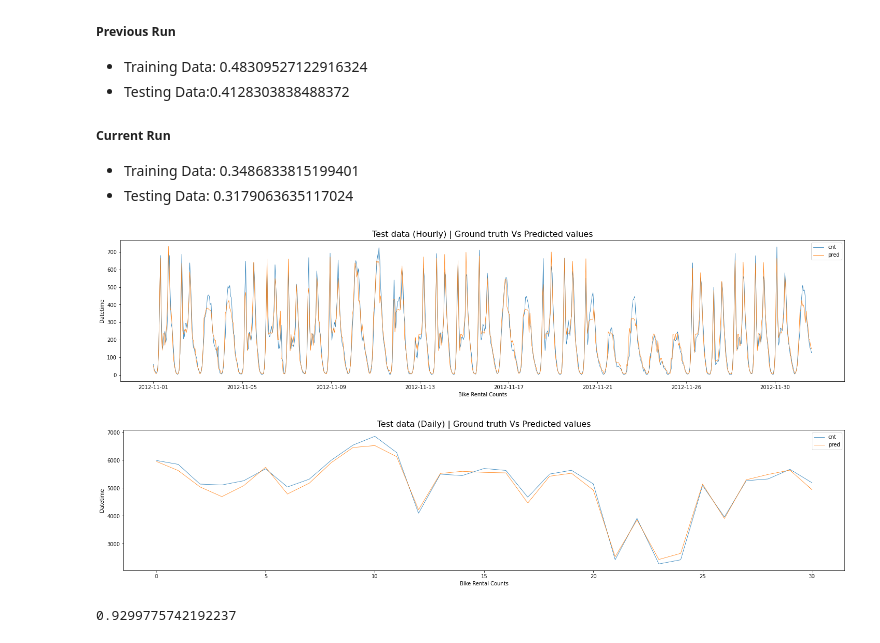
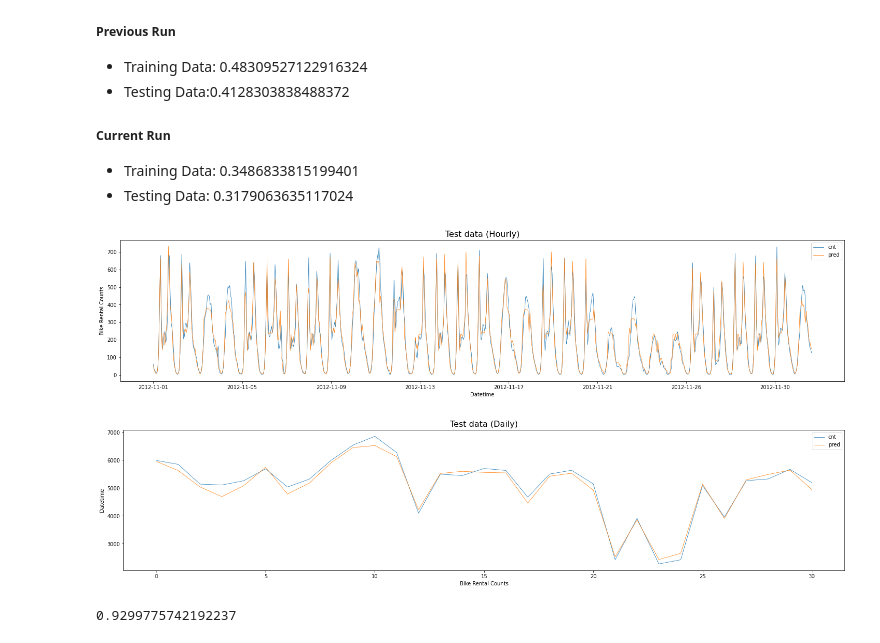
Before and after one commit to montanha22/po233-bike-sharing-demand, a Jupyter notebook: regression.ipynb, the cells around one changed output. Cells and saved outputs as stored; diff of their text form; code cells hidden in the pictures.

Commit message:
Fixing plot axis

```diff
--- a/regression.ipynb
+++ b/regression.ipynb
@@ -178,25 +159,25 @@ testtmp_rmsle = np.sqrt(mean_squared_log_error(test_tmp["cnt"], test_tmp["pred"]
 # %%
 fig, ax = plt.subplots(figsize=(25, 5))
 testing["cnt"].plot(linewidth=0.75, ax=ax)
 testing["pred"].plot(linewidth=0.75, ax=ax)
-ax.set_xlabel("Bike Rental Counts")
-ax.set_ylabel("Datetime")
-ax.set_title("Test data (Hourly) | Ground truth Vs Predicted values", fontsize=16)
+ax.set_ylabel("Bike Rental Counts")
+ax.set_xlabel("Datetime")
+ax.set_title("Test data (Hourly)", fontsize=16)
 ax.legend(loc='best')
-fig.savefig(f"regression/Test Data (Daily).png")
+fig.savefig(f"regression/Test Data (Hourly).png")
 # %% [output]
-[figure, old version]
+[figure, new version]
 # %%
 fig, ax = plt.subplots(figsize=(25, 5))
 test_tmp["cnt"].plot(linewidth=0.75, ax=ax)
 test_tmp["pred"].plot(linewidth=0.75, ax=ax)
 ax.set_xlabel("Bike Rental Counts")
 ax.set_ylabel("Datetime")
-ax.set_title("Test data (Daily) | Ground truth Vs Predicted values", fontsize=16)
+ax.set_title("Test data (Daily)", fontsize=16)
 ax.legend(loc='best')
 fig.savefig(f"regression/Test Data (Daily).png")
 # %% [output]
-[figure, old version]
+[figure, new version]
 # %%
 import pickle
 filename = 'model.sav'
```
Also changed, not shown: parts of 2 cells of this notebook, 2 other files.
